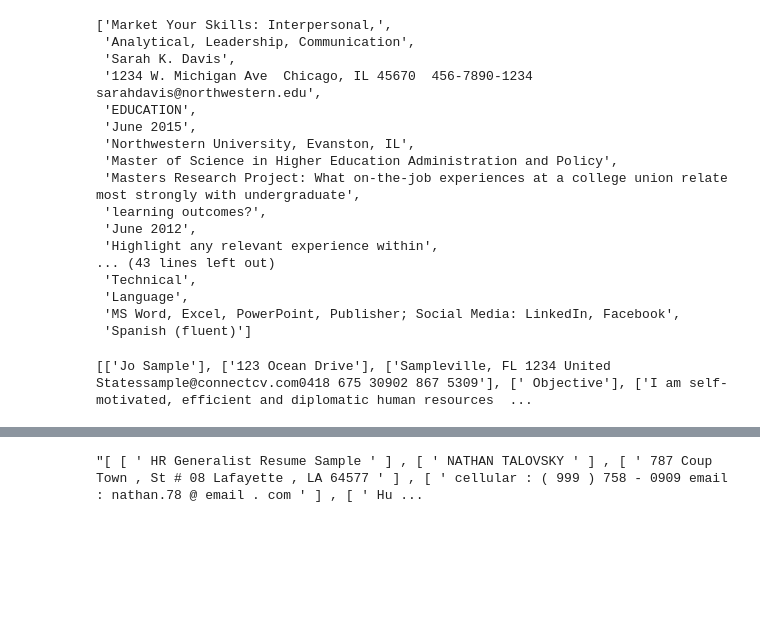
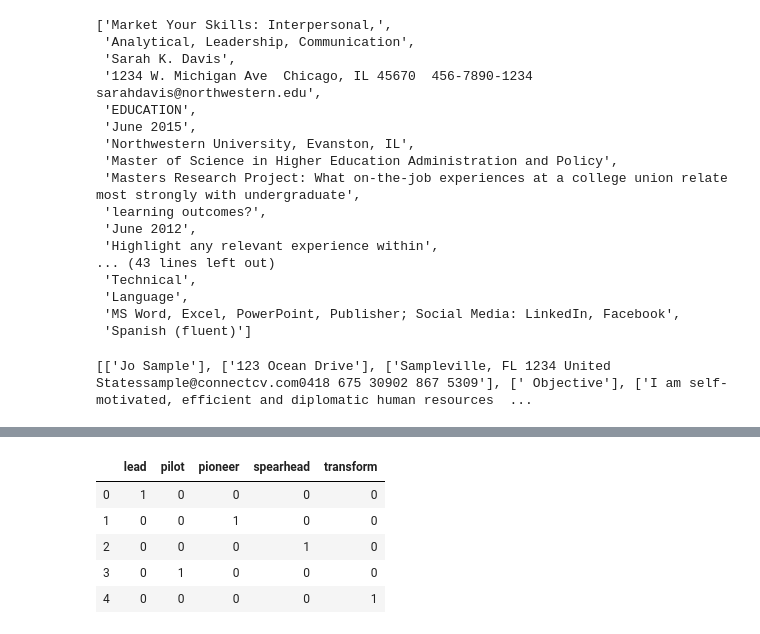
Before and after one commit to data-dawgs/data_project, a Jupyter notebook: Resume.ipynb, the cells around one changed output, grey strips where cells are left out. Cells and saved outputs as stored; diff of their text form; code cells hidden in the pictures; blank space fills up the shorter version.

```diff
--- a/Resume.ipynb
+++ b/Resume.ipynb
@@ -160,4 +139,32 @@ cleaned_df.head()
-# %%
-cleaned_df['lemmatized+stopped'][30]
-# %% [output]
-"[ [ ' HR Generalist Resume Sample ' ] , [ ' NATHAN TALOVSKY ' ] , [ ' 787 Coup Town , St # 08 Lafayette , LA 64577 ' ] , [ ' cellular : ( 999 ) 758 - 0909 email : nathan.78 @ email . com ' ] , [ ' Hu ...
+# %%
+# sentences are group of words that symbolize leadership words
+
+sentences = [
+    "Lead",
+    "Pioneer",
+    "Spearhead",
+
+    "Pilot",
+    "Transform",
+]
+cv = CountVectorizer()
+'''
+    The .fit() method of the CountVectorizer is building the token dictionary from training data.
+'''
+cv.fit(sentences)
+
+'''
+    The .transform() method of the CountVectorizer is converting sentences into vectors based
+    on the dictionary.
+'''
+word_sentence_matrix = cv.transform(sentences)
+
+sentences_df = pd.DataFrame(word_sentence_matrix.toarray(), columns=cv.get_feature_names())
+sentences_df
+# %% [output]
+|  | lead | pilot | pioneer | spearhead | transform |
+| 0 | 1 | 0 | 0 | 0 | 0 |
+| 1 | 0 | 0 | 1 | 0 | 0 |
+| 2 | 0 | 0 | 0 | 1 | 0 |
+| 3 | 0 | 1 | 0 | 0 | 0 |
+| 4 | 0 | 0 | 0 | 0 | 1 |
```
Also changed, not shown: parts of 8 cells of this notebook.
